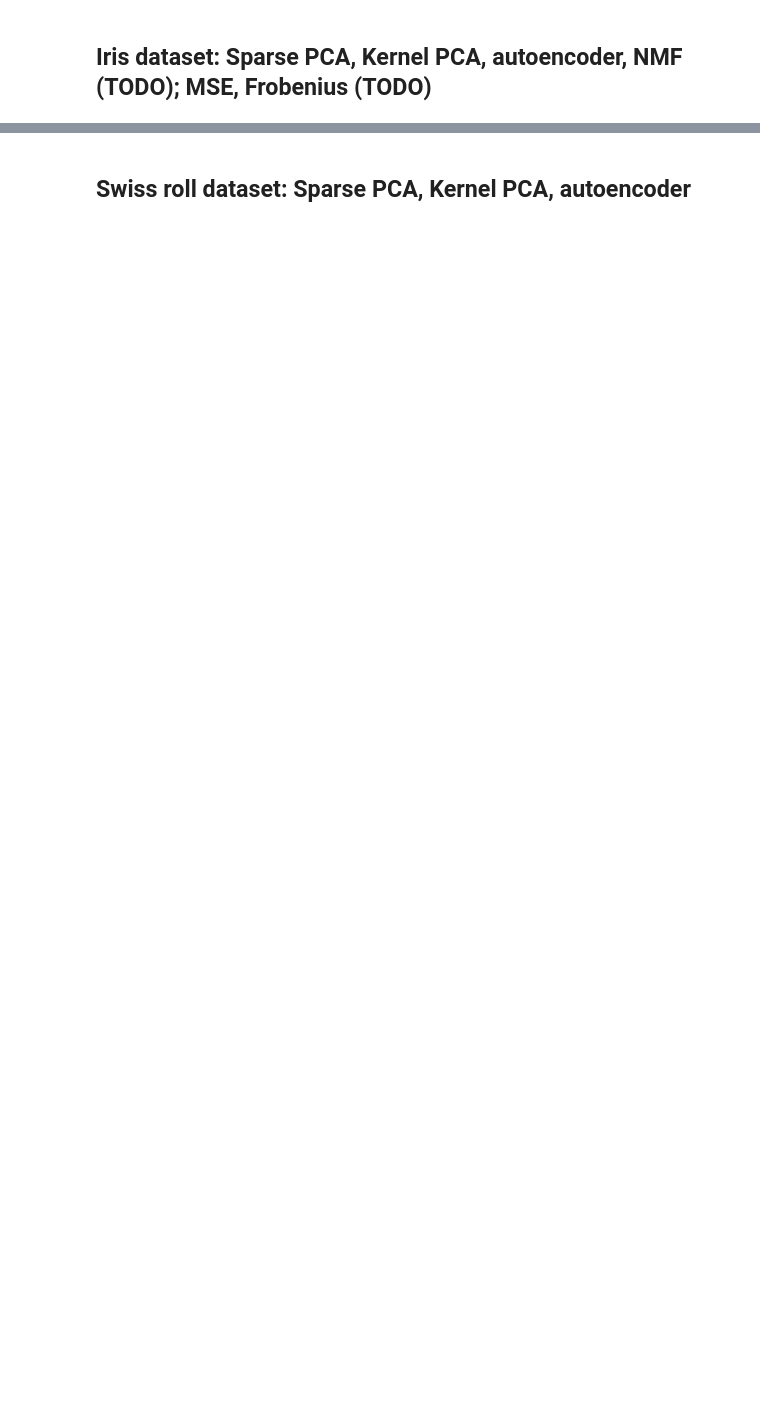
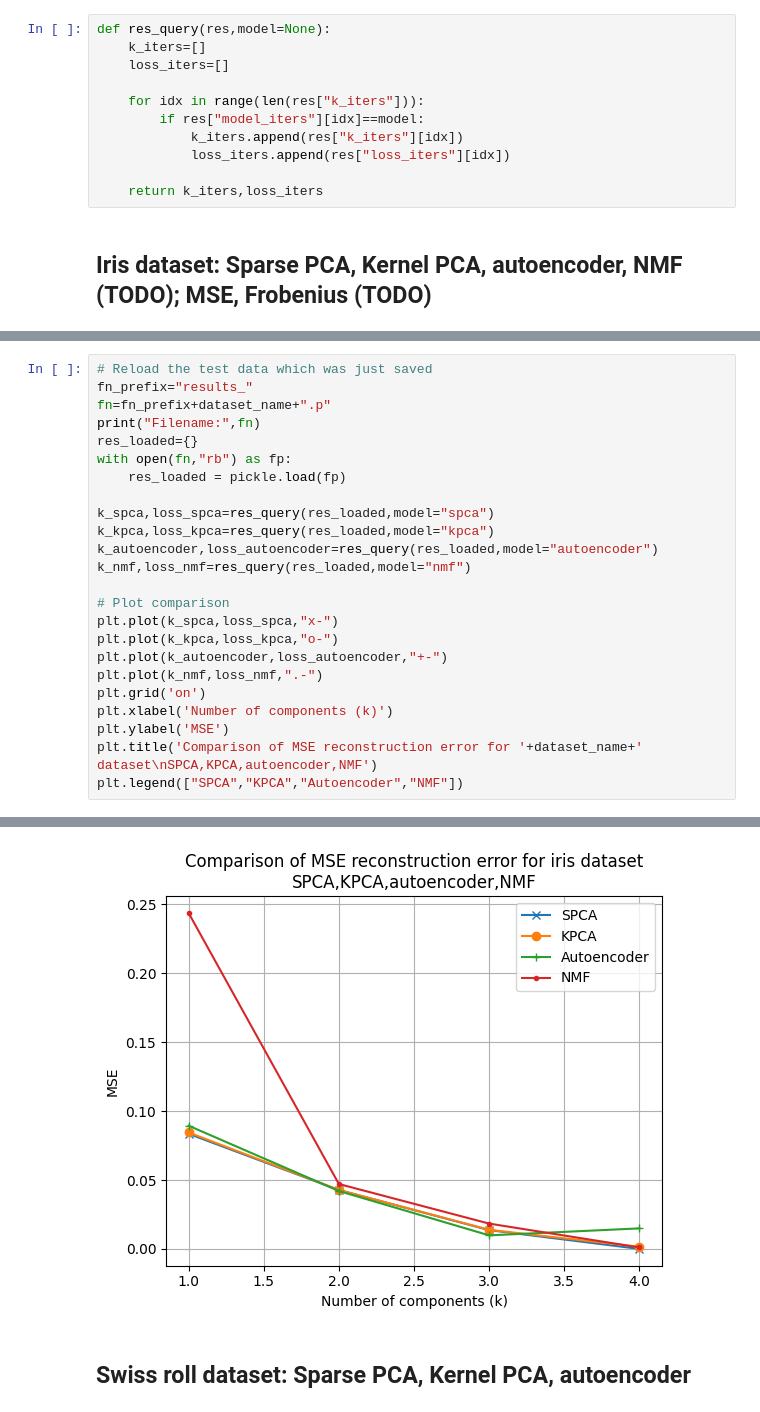
Before and after one commit to abf149/180651final, a Jupyter notebook: unified_comparison_notebook.ipynb, the cells around one changed output, grey strips where cells are left out. Drawn from its saved outputs; the diff is of its cells as text; blank space fills up the shorter version.

```diff
--- a/unified_comparison_notebook.ipynb
+++ b/unified_comparison_notebook.ipynb
@@ -96,3 +119,14 @@ def run_test_sweep(num_dataset_dims, X_train, X_test, is_faces, dataset_name, fn
+# %%
+def res_query(res,model=None):
+    k_iters=[]
+    loss_iters=[]
+
+    for idx in range(len(res["k_iters"])):
+        if res["model_iters"][idx]==model:
+            k_iters.append(res["k_iters"][idx])
+            loss_iters.append(res["loss_iters"][idx])
+
+    return k_iters,loss_iters
 # %% [markdown]
 ## Iris dataset: Sparse PCA, Kernel PCA, autoencoder, NMF (TODO); MSE, Frobenius (TODO)
 # %%
@@ -257,0 +279,25 @@ Dimensionality reduction & scalers are fit to trained data
+# %%
+# Reload the test data which was just saved
+fn_prefix="results_"
+fn=fn_prefix+dataset_name+".p"
+print("Filename:",fn)
+res_loaded={}
+with open(fn,"rb") as fp:
+    res_loaded = pickle.load(fp)
+
+k_spca,loss_spca=res_query(res_loaded,model="spca")
+k_kpca,loss_kpca=res_query(res_loaded,model="kpca")
+k_autoencoder,loss_autoencoder=res_query(res_loaded,model="autoencoder")
+k_nmf,loss_nmf=res_query(res_loaded,model="nmf")
+
+# Plot comparison
+plt.plot(k_spca,loss_spca,"x-")
+plt.plot(k_kpca,loss_kpca,"o-")
+plt.plot(k_autoencoder,loss_autoencoder,"+-")
+plt.plot(k_nmf,loss_nmf,".-")
+plt.grid('on')
+plt.xlabel('Number of components (k)')
+plt.ylabel('MSE')
+plt.title('Comparison of MSE reconstruction error for '+dataset_name+' dataset\nSPCA,KPCA,autoencoder,NMF')
+plt.legend(["SPCA","KPCA","Autoencoder","NMF"])
+# %% [output]
@@ -258,3 +306,4 @@ Dimensionality reduction & scalers are fit to trained data
+[figure, added]
 # %% [markdown]
 ## Swiss roll dataset: Sparse PCA, Kernel PCA, autoencoder
 # %%
```
Also changed, not shown: parts of 18 cells of this notebook, 1 other file.
